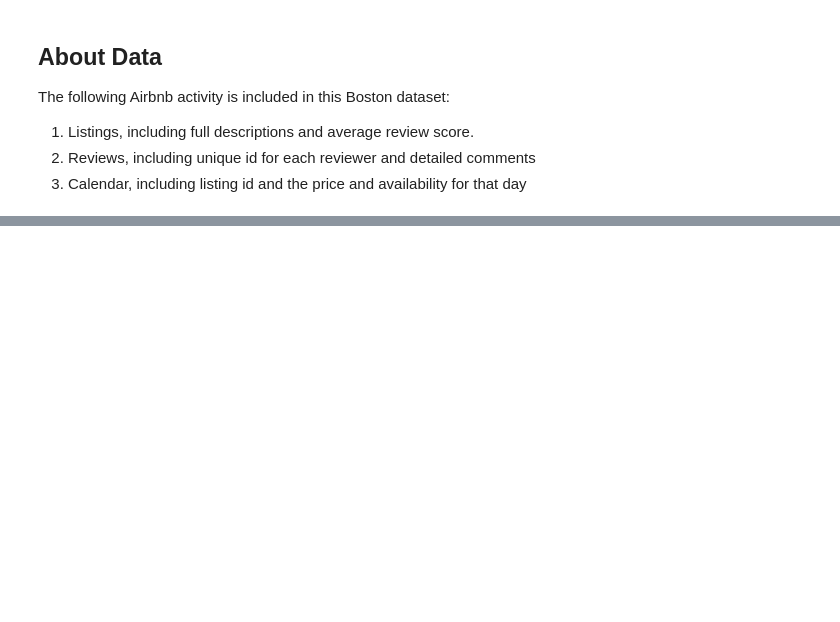
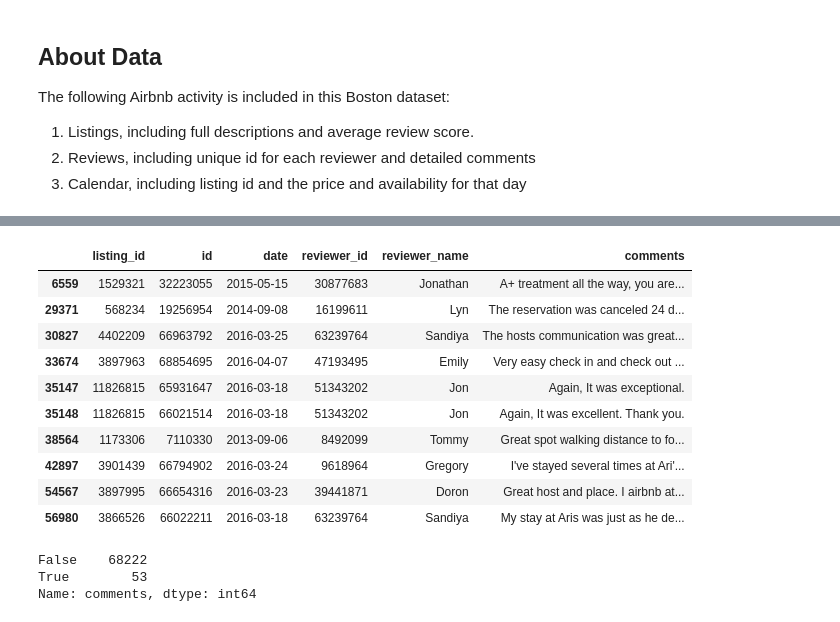
Before and after one commit to MehzHats/Boston-Data-Analysis, a Jupyter notebook: Boston Airbnb EDA.ipynb, the cells around one changed output, grey strips where cells are left out. Saved outputs shown, nothing was run; the diff lists cells and outputs as text; code cells hidden in the pictures; blank space fills up the shorter version.

```diff
--- a/Boston Airbnb EDA.ipynb
+++ b/Boston Airbnb EDA.ipynb
@@ -33,0 +342,20 @@ reviews = pd.read_csv('reviews.csv')
+# %%
+reviews[reviews.duplicated(subset=["reviewer_id", "listing_id", "date"])]
+# %% [output]
+|  | listing_id | id | date | reviewer_id | reviewer_name | comments |
+| 6559 | 1529321 | 32223055 | 2015-05-15 | 30877683 | Jonathan | A+ treatment all the way, you are... |
+| 29371 | 568234 | 19256954 | 2014-09-08 | 16199611 | Lyn | The reservation was canceled 24 d... |
+| 30827 | 4402209 | 66963792 | 2016-03-25 | 63239764 | Sandiya | The hosts communication was great... |
+| 33674 | 3897963 | 68854695 | 2016-04-07 | 47193495 | Emily | Very easy check in and check out ... |
+| 35147 | 11826815 | 65931647 | 2016-03-18 | 51343202 | Jon | Again, It was exceptional. |
+| 35148 | 11826815 | 66021514 | 2016-03-18 | 51343202 | Jon | Again, It was excellent. Thank you. |
+| 38564 | 1173306 | 7110330 | 2013-09-06 | 8492099 | Tommy | Great spot walking distance to fo... |
+| 42897 | 3901439 | 66794902 | 2016-03-24 | 9618964 | Gregory | I've stayed several times at Ari'... |
+| 54567 | 3897995 | 66654316 | 2016-03-23 | 39441871 | Doron | Great host and place. I airbnb at... |
+| 56980 | 3866526 | 66022211 | 2016-03-18 | 63239764 | Sandiya | My stay at Aris was just as he de... |
+# %%
+reviews.comments.isnull().value_counts()
+# %% [output]
+False    68222
+True        53
+Name: comments, dtype: int64
```
Also changed, not shown: parts of 35 cells of this notebook.
